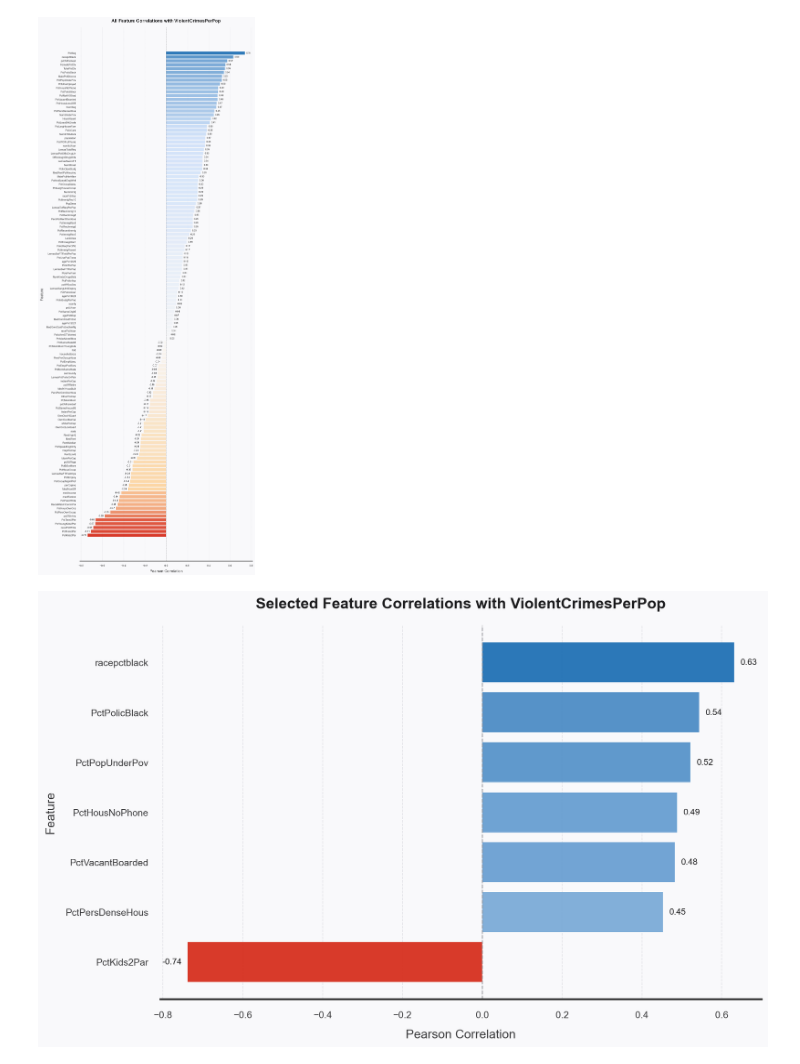
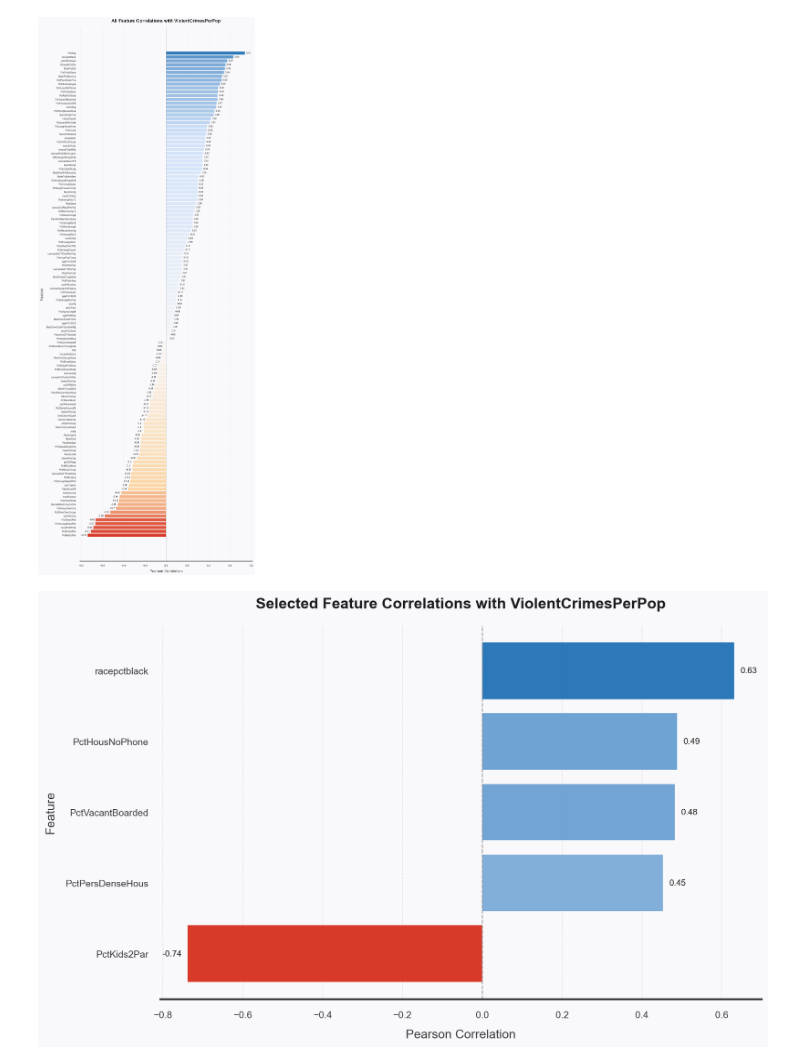
Before and after one commit to hashemwa/stt_810_project, a Jupyter notebook: analysis.ipynb, the cells around one changed output. Saved outputs shown, nothing was run; the diff lists cells and outputs as text; code cells hidden in the pictures.

```diff
--- a/analysis.ipynb
+++ b/analysis.ipynb
@@ -58,8 +58,6 @@ plt.tight_layout()
 from matplotlib.colors import LinearSegmentedColormap
 selected_features = [
     'racepctblack',
-    'PctPolicBlack',
-    'PctPopUnderPov',
     'PctKids2Par',
     'PctVacantBoarded',
     'PctPersDenseHous',
@@ -79,34 +77,34 @@ selected_target_corr = pd.concat([positive_corr, negative_corr])
 corr_summary = selected_target_corr.to_frame('Correlation')
 
 sns.set_theme(style='white', context='talk')
 fig, ax = plt.subplots(figsize=(11, max(7, len(selected_target_corr) * 0.32)), dpi=180)
 cmap = LinearSegmentedColormap.from_list('corr-gradient', ['#d7301f', '#fdd49e', '#f7f7f7', '#d0e1f9', '#2171b5'])
 vals = selected_target_corr.values
 norm = (vals - vals.min()) / (vals.max() - vals.min())
 colors = [cmap(v) for v in norm]
 ax.barh(selected_target_corr.index, vals, color=colors, edgecolor='none', alpha=0.95)
 ax.invert_yaxis()
 
 ax.set_title('Selected Feature Correlations with ViolentCrimesPerPop', fontsize=16, fontweight='bold', pad=18, color='#1c1c1e')
 ax.set_xlabel('Pearson Correlation', fontsize=13, labelpad=10, color='#3a3a3c')
 ax.set_ylabel('Feature', fontsize=13, labelpad=10, color='#3a3a3c')
 ax.spines['left'].set_visible(False)
 ax.spines['top'].set_visible(False)
 ax.spines['right'].set_visible(False)
 ax.grid(axis='x', color='#d2d2d7', linestyle='--', linewidth=0.7, alpha=0.6)
 ax.axvline(0, color='#8e8e93', linewidth=1, linestyle='--', alpha=0.8)
 ax.tick_params(axis='both', colors='#3a3a3c', labelsize=10)
 
 for y_pos, value in enumerate(selected_target_corr.values):
     offset = 0.015 if value >= 0 else -0.015
     ha = 'left' if value >= 0 else 'right'
     ax.text(value + offset, y_pos, f"{value:.2f}", va='center', ha=ha, fontsize=9, color='#1c1c1e', fontweight='medium')
 
 fig.patch.set_facecolor('#f9f9fb')
 ax.set_facecolor('#f9f9fb')
 plt.tight_layout()
 # %% [output]
-[figure, old version]
+[figure, new version]
 # %%
 
 # Variance Inflation Factors (VIF) for refined feature subset
```
Also changed, not shown: parts of 2 cells of this notebook.
